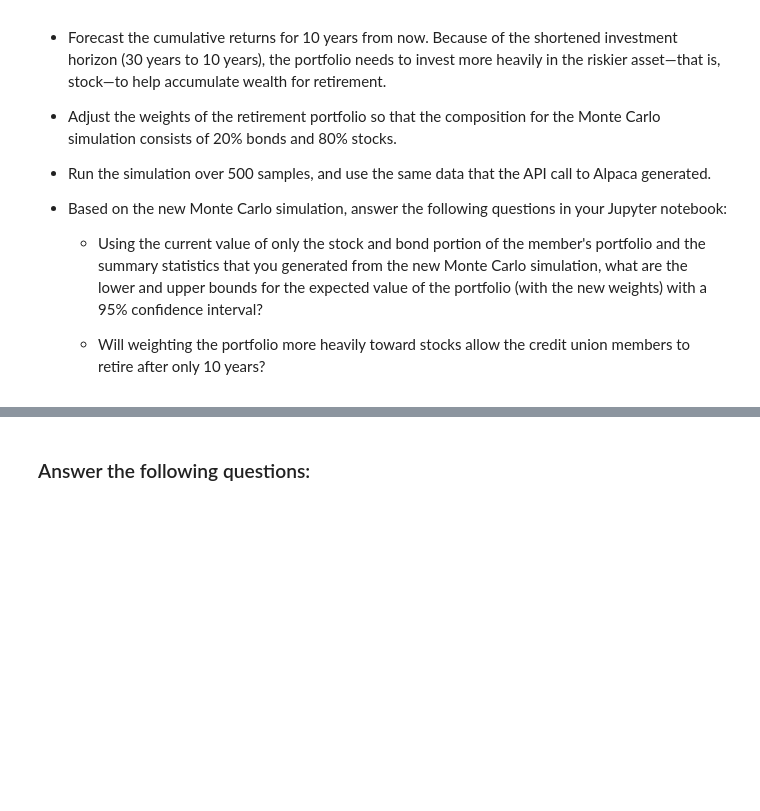
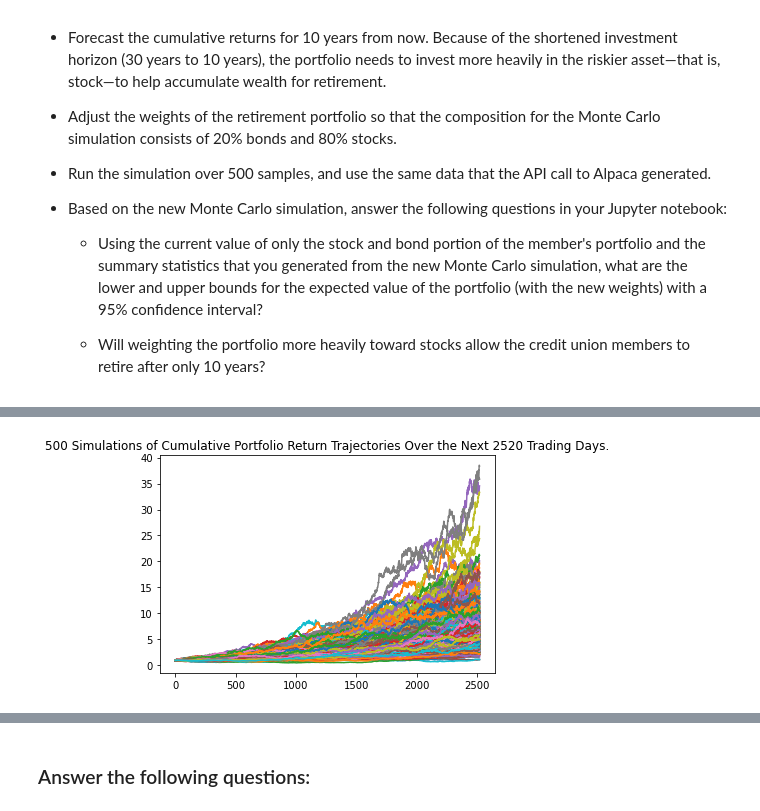
Before and after one commit to blandwhite/Challenge_5, a Jupyter notebook: Starter_Code/financial_planning_tools.ipynb, the cells around one changed output, grey strips where cells are left out. Saved outputs shown, nothing was run; the diff lists cells and outputs as text; code cells hidden in the pictures; blank space fills up the shorter version.

```diff
--- a/Starter_Code/financial_planning_tools.ipynb
+++ b/Starter_Code/financial_planning_tools.ipynb
@@ -494,7 +591,12 @@ For this new Monte Carlo simulation, do the following:
 # Configure a Monte Carlo simulation to forecast 10 years cumulative returns
 # The weights should be split 20% to AGG and 80% to SPY.
 # Run 500 samples.
-# YOUR CODE HERE
+MC_ten_year = MCSimulation(
+    portfolio_data=prices_df,
+    weights = [.20,.80],
+    num_simulation=500,
+    num_trading_days=252*10
+)
 
 # Review the simulation input data
-# YOUR CODE HERE
+MC_ten_year.portfolio_data.head()
@@ -504,7 +646,9 @@ For this new Monte Carlo simulation, do the following:
 # %%
 # Visualize the 10-year Monte Carlo simulation by creating an
 # overlay line plot
-# YOUR CODE HERE
+MC_ten_year.plot_simulation();
+# %% [output]
+[figure, added]
 # %%
 # Visualize the probability distribution of the 10-year Monte Carlo simulation
 # by plotting a histogram
```
Also changed, not shown: parts of 30 cells of this notebook.
